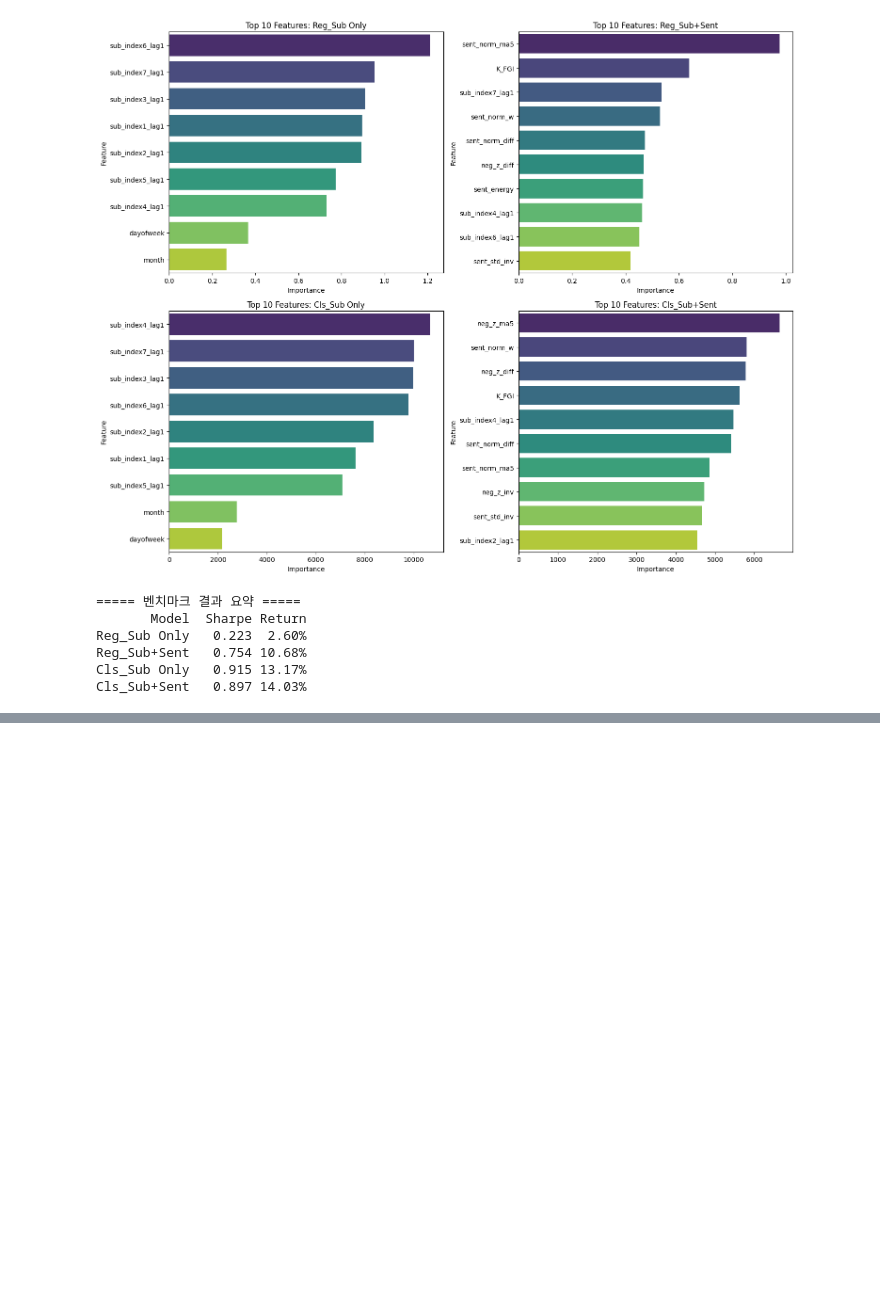
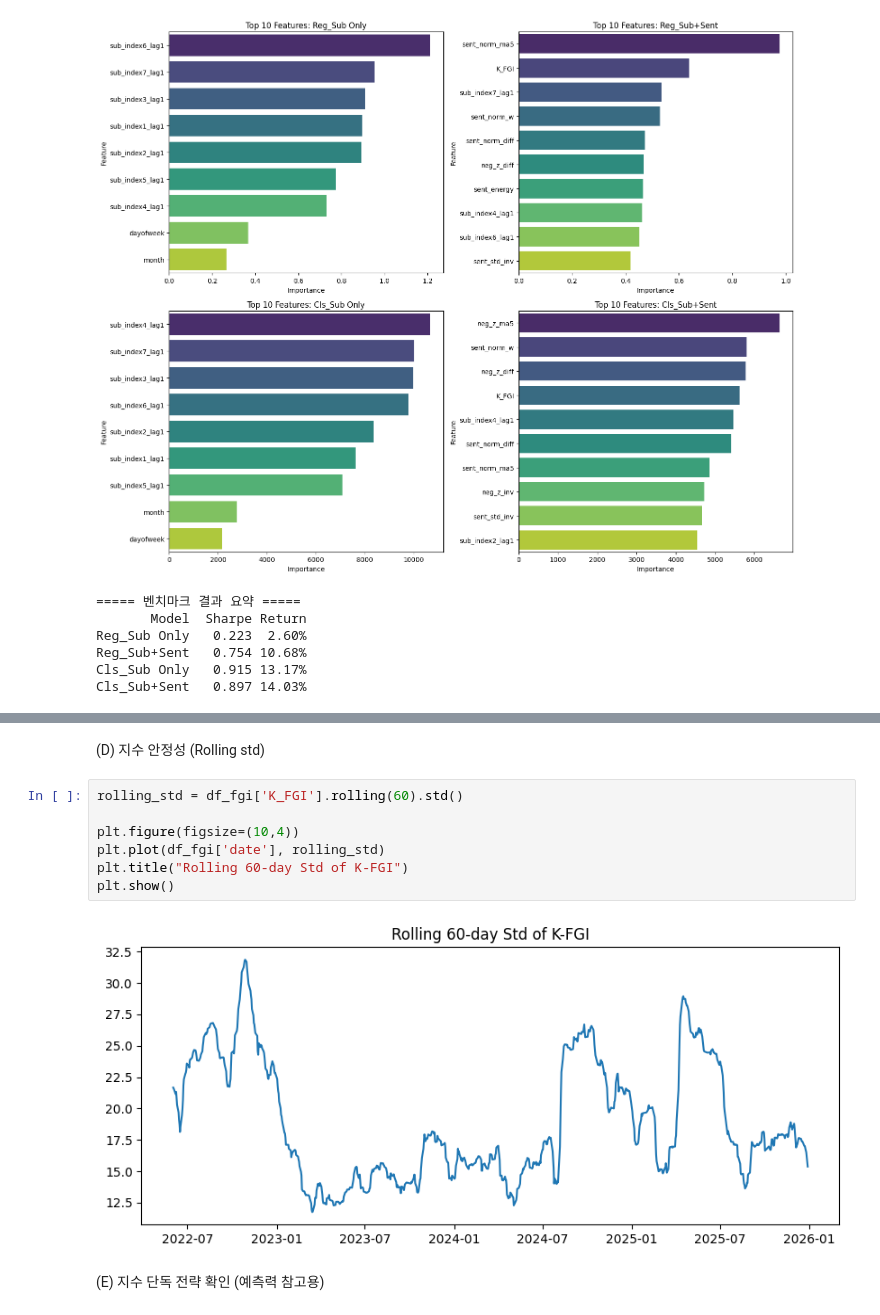
Before and after one commit to bkh4178/bitamin_26_winter_proj, a Jupyter notebook: geonho/prediction_modeling/Index_prediction.ipynb, the cells around one changed output, grey strips where cells are left out. Cells and saved outputs as stored; diff of their text form; blank space fills up the shorter version.

```diff
--- a/geonho/prediction_modeling/Index_prediction.ipynb
+++ b/geonho/prediction_modeling/Index_prediction.ipynb
@@ -261,0 +287,13 @@ dtype: float64
+# %% [markdown]
+(D) 지수 안정성 (Rolling std)
+# %%
+rolling_std = df_fgi['K_FGI'].rolling(60).std()
+
+plt.figure(figsize=(10,4))
+plt.plot(df_fgi['date'], rolling_std)
+plt.title("Rolling 60-day Std of K-FGI")
+plt.show()
+# %% [output]
+[figure, added]
+# %% [markdown]
+(E) 지수 단독 전략 확인 (예측력 참고용)
```
Also changed, not shown: parts of 51 cells of this notebook, 14 other files.
